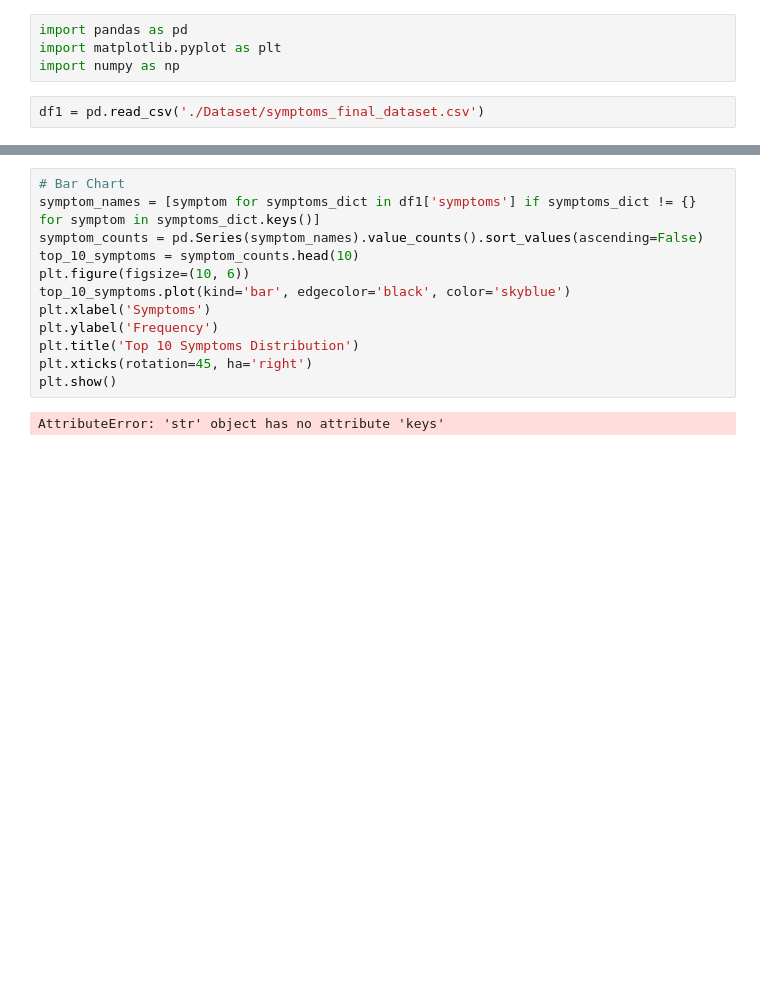
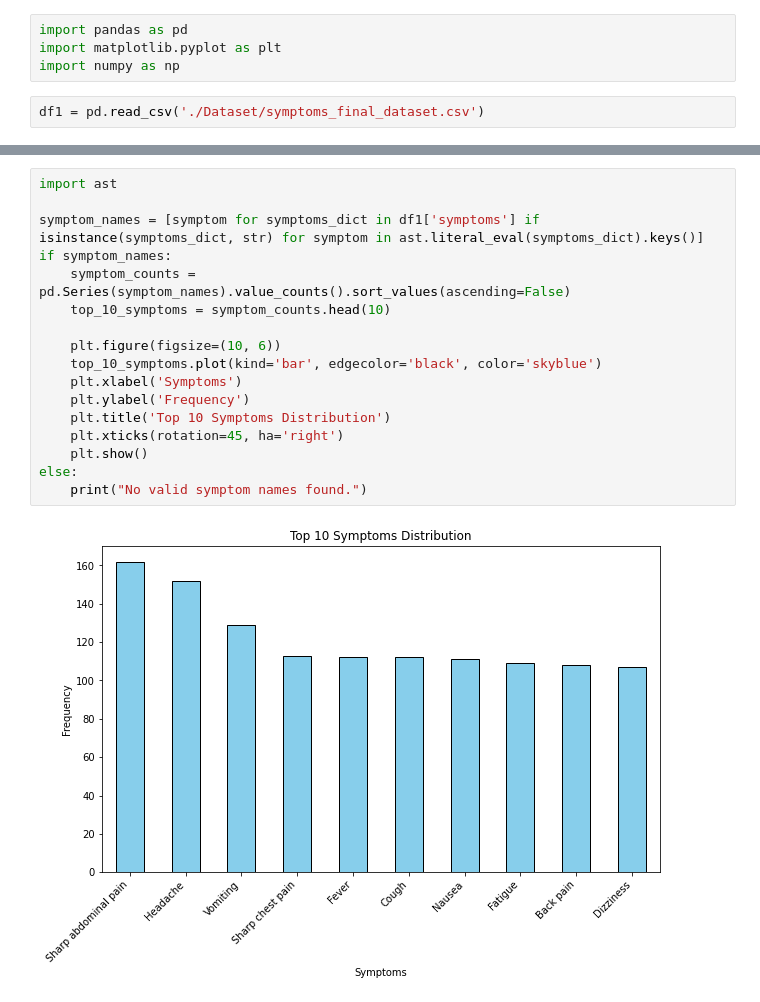
Before and after one commit to Chaitya0623/IPD_Medledger, a Jupyter notebook: chart.ipynb, the cells around one changed output, grey strips where cells are left out. Drawn from its saved outputs; the diff is of its cells as text; blank space fills up the shorter version.

Commit message:
updated top 10 symptoms graph

```diff
--- a/chart.ipynb
+++ b/chart.ipynb
@@ -66,14 +75,19 @@ plt.show()
 # %%
-# Bar Chart
-symptom_names = [symptom for symptoms_dict in df1['symptoms'] if symptoms_dict != {} for symptom in symptoms_dict.keys()]
-symptom_counts = pd.Series(symptom_names).value_counts().sort_values(ascending=False)
-top_10_symptoms = symptom_counts.head(10)
-plt.figure(figsize=(10, 6))
-top_10_symptoms.plot(kind='bar', edgecolor='black', color='skyblue')
-plt.xlabel('Symptoms')
-plt.ylabel('Frequency')
-plt.title('Top 10 Symptoms Distribution')
-plt.xticks(rotation=45, ha='right')
-plt.show()
+import ast
+
+symptom_names = [symptom for symptoms_dict in df1['symptoms'] if isinstance(symptoms_dict, str) for symptom in ast.literal_eval(symptoms_dict).keys()]
+if symptom_names:
+    symptom_counts = pd.Series(symptom_names).value_counts().sort_values(ascending=False)
+    top_10_symptoms = symptom_counts.head(10)
+
+    plt.figure(figsize=(10, 6))
+    top_10_symptoms.plot(kind='bar', edgecolor='black', color='skyblue')
+    plt.xlabel('Symptoms')
+    plt.ylabel('Frequency')
+    plt.title('Top 10 Symptoms Distribution')
+    plt.xticks(rotation=45, ha='right')
+    plt.show()
+else:
+    print("No valid symptom names found.")
 # %% [output]
-AttributeError: 'str' object has no attribute 'keys'
+[figure, added]
```
Also changed, not shown: parts of 5 cells of this notebook.
